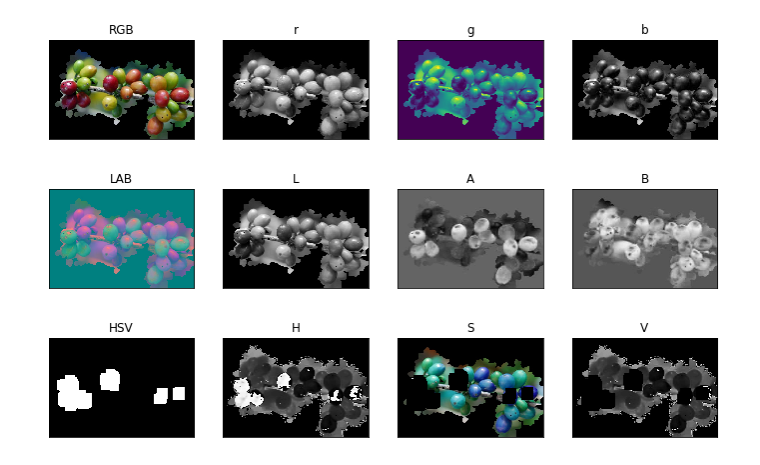
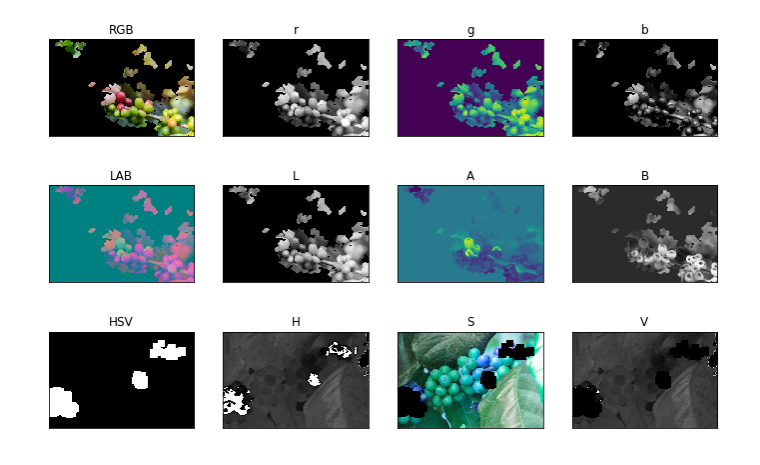
Before and after one commit to waltermayor/DigitalImageProcessing_colab, a Jupyter notebook: cafe.ipynb, the cells around one changed output. Saved outputs shown, nothing was run; the diff lists cells and outputs as text; code cells hidden in the pictures.

```diff
--- a/cafe.ipynb
+++ b/cafe.ipynb
@@ -52,6 +70,23 @@ def Threshold(img,thres):
                 img2[x][y] = 255
             else:
                 img2[x][y] = 0
+    return img2
+
+def ThresholdNeg(img,thres):
+    #Cargar imagen
+    rows, columns = img.shape
+    img2 = np.zeros( (rows, columns), dtype = np.uint8)
+
+    #intervalos
+    T = thres
+
+    for x in range(0,rows):
+        for y in range(0,columns):
+            r = img[x][y]
+            if T<=r:
+                img2[x][y] = 0
+            else:
+                img2[x][y] = 255
     return img2
 
 def negative(img):
@@ -82,34 +117,34 @@ def fraccionamiento(img,minr=10,maxr=60):
 
     return img2
 # %%
-img_BGR=cv2.imread('cafe2.jpg',cv2.IMREAD_COLOR)
-img_RGB=cv2.cvtColor(img_BGR,cv2.COLOR_BGR2RGB)
+img_BGR=cv2.imread('se_cafe2.jpg',cv2.IMREAD_COLOR)
+img_GRAY=cv2.cvtColor(img_BGR,cv2.COLOR_BGR2RGB)
 r,g,b = cv2.split(img_RGB)
 
 display4(img_RGB,r,g,b,"RGB","r","g","b")
 # %% [output]
-[figure, old version]
+[figure, new version]
 # %%
 img_LAB=cv2.cvtColor(img_BGR, cv2.COLOR_BGR2LAB);
 L,A,B = cv2.split(img_LAB)
 display4(img_LAB,L,A,B,"LAB","L","A","B")
 # %% [output]
-[figure, old version]
+[figure, new version]
 # %%
 img_HSV=cv2.cvtColor(img_BGR, cv2.COLOR_BGR2HSV);
 H,S,V = cv2.split(img_HSV)
 H2= np.array(255*(H/255)**2.2,dtype='uint8')
 #kernel = np.ones((5,5), np.uint8)
 kernel = cv2.getStructuringElement(cv2.MORPH_RECT,(5,5))
 #kernel = cv2.getStructuringElement(cv2.MORPH_ELLIPSE,(5,5))
 #kernel = cv2.getStructuringElement(cv2.MORPH_CROSS,(5,5))
 H2=Threshold(H2,100)
 H2=erosion = cv2.erode(H2,kernel,iterations = 2)
-M_R = cv2.dilate(H2, kernel, iterations=9)
+M_R = cv2.dilate(H2, kernel, iterations=12)
 H2=negative(M_R)
 new_im=cv2.bitwise_and(img_BGR,img_BGR,mask=H2)
 img_HSV=cv2.cvtColor(new_im, cv2.COLOR_BGR2HSV);
 H3,S,V = cv2.split(img_HSV)
 display4(M_R,H,new_im,H3,"HSV","H","S","V")
 # %% [output]
-[figure, old version]
+[figure, new version]
```
Also changed, not shown: parts of 10 cells of this notebook.
